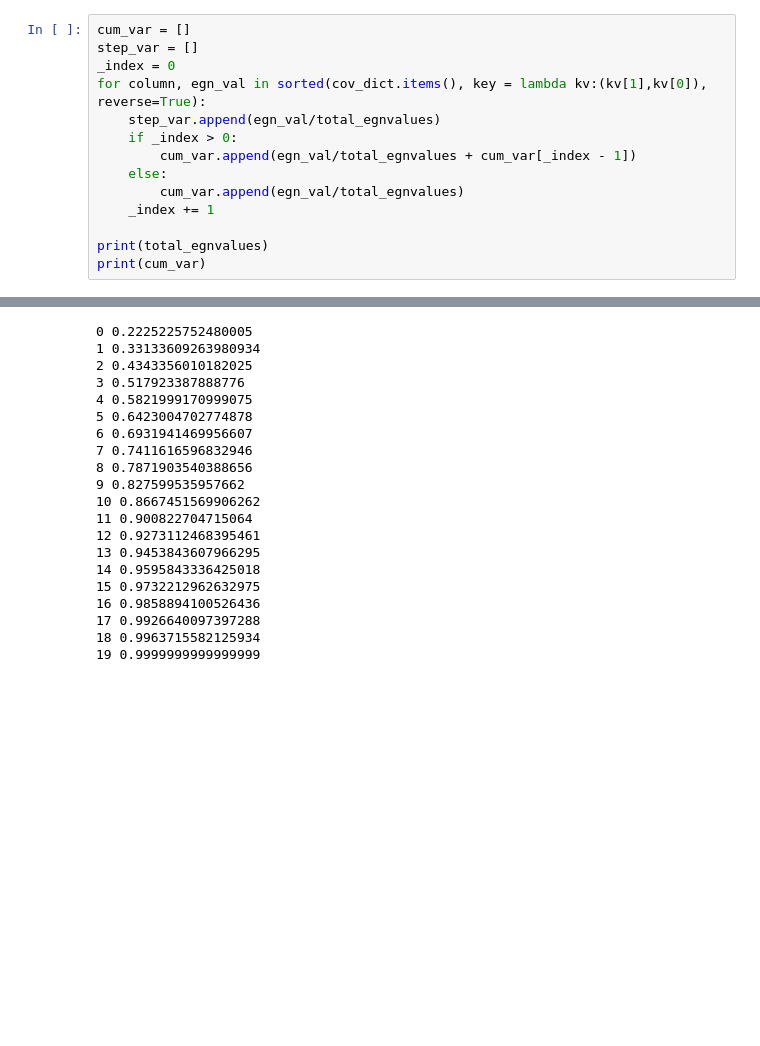
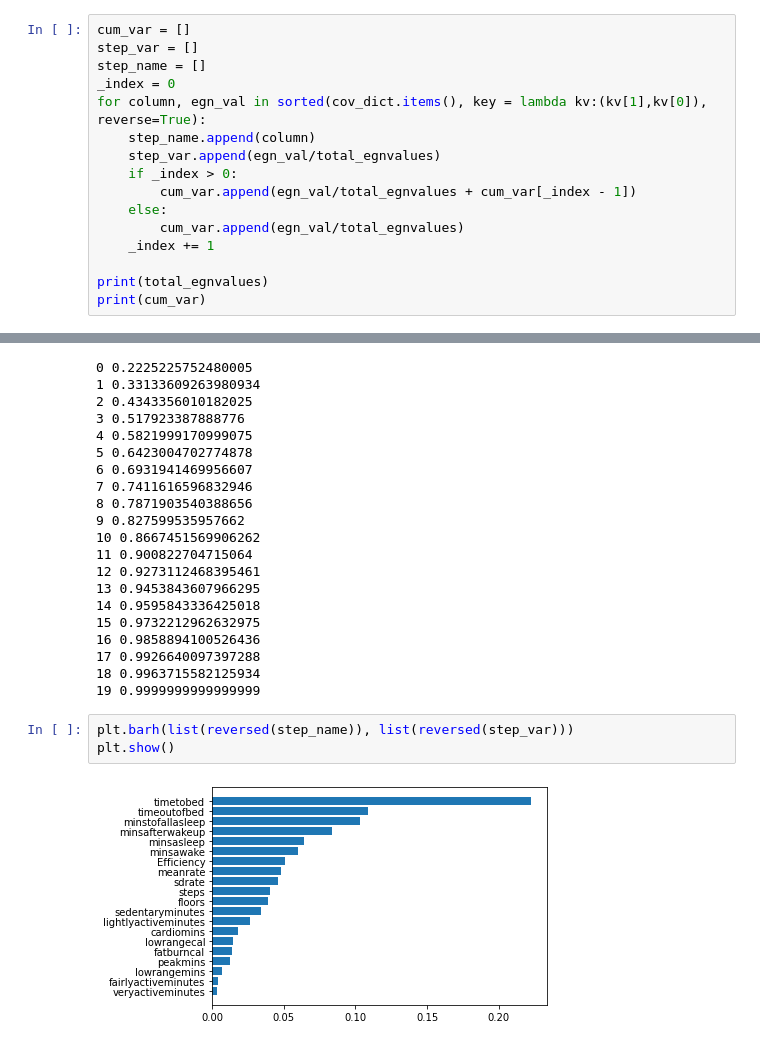
Before and after one commit to EAltunoglu/cmpe492, a Jupyter notebook: sleep_activity/sleep_activity.ipynb, the cells around one changed output, grey strips where cells are left out. Cells and saved outputs as stored; diff of their text form; blank space fills up the shorter version.

```diff
--- a/sleep_activity/sleep_activity.ipynb
+++ b/sleep_activity/sleep_activity.ipynb
@@ -239,8 +239,10 @@ array([[ 1.75894579e-02,  6.41510863e-02, -1.99133330e-03,
 # %%
 cum_var = []
 step_var = []
+step_name = []
 _index = 0
 for column, egn_val in sorted(cov_dict.items(), key = lambda kv:(kv[1],kv[0]), reverse=True):
+    step_name.append(column)
     step_var.append(egn_val/total_egnvalues)
     if _index > 0:
         cum_var.append(egn_val/total_egnvalues + cum_var[_index - 1])
@@ -291,3 +293,8 @@ for index, val in enumerate(cum_var):
 17 0.9926640097397288
 18 0.9963715582125934
 19 0.9999999999999999
+# %%
+plt.barh(list(reversed(step_name)), list(reversed(step_var)))
+plt.show()
+# %% [output]
+[figure, added]
```
Also changed, not shown: parts of 2 cells of this notebook, 1 other file.
